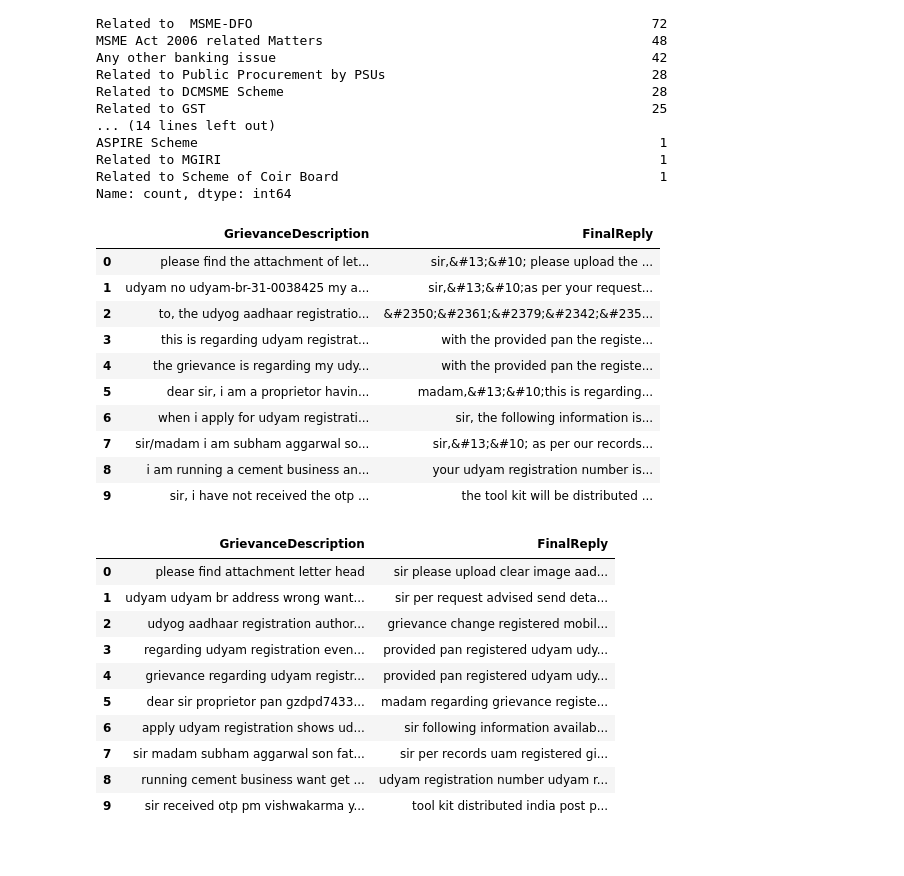
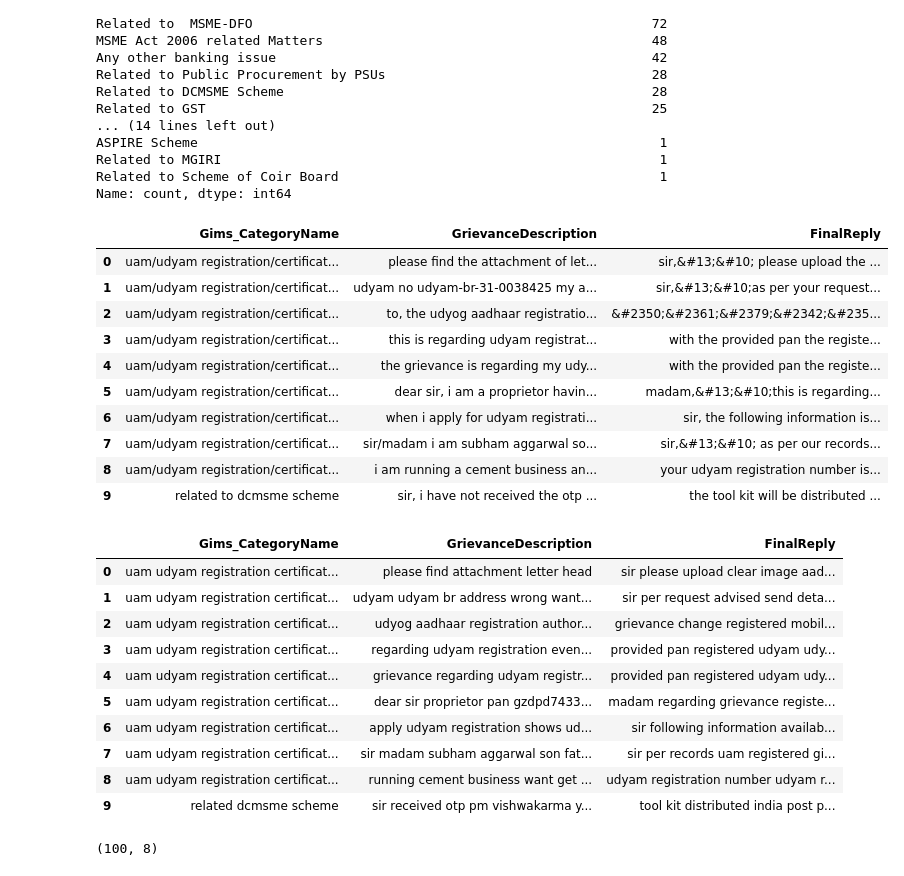
Before and after one commit to Rajshridhar/DataScience-Basics, a Jupyter notebook: championData.ipynb, the cells around one changed output. Drawn from its saved outputs; the diff is of its cells as text; code cells hidden in the pictures.

```diff
--- a/championData.ipynb
+++ b/championData.ipynb
@@ -41,6 +56,7 @@ from functools import lru_cache
 from deep_translator import GoogleTranslator
 from langdetect import detect, LangDetectException
 
+CATEGORY_COL = "Gims_CategoryName"
 DESC_COL = "GrievanceDescription"
 REPLY_COL = "FinalReply"
 
@@ -66,47 +82,47 @@ def to_english(text: str) -> str:
         try:
             return _translate_cached(text)
         except Exception:
             return text
     # Otherwise, detect language; translate if not English.
     try:
         lang = detect(text)
     except LangDetectException:
         lang = "unknown"
     if lang and lang != "en" and lang != "unknown":
         try:
             return _translate_cached(text)
         except Exception:
             return text
     # Hinglish may be detected as 'en' sometimes; you can force-translate later if needed.
     return text
 
 # Defensive checks
 missing_cols = [c for c in [DESC_COL, REPLY_COL] if c not in df.columns]
 if missing_cols:
     raise KeyError(f"Missing expected columns in df: {missing_cols}. Available columns: {list(df.columns)}")
 
 # Translate into English columns
+df[CATEGORY_COL] = df[CATEGORY_COL].apply(to_english)
 df[DESC_COL] = df[DESC_COL].apply(to_english)
 df[REPLY_COL] = df[REPLY_COL].apply(to_english)
 
 # Optional: standardize to lowercase after translation (English output)
+df[CATEGORY_COL] = df[CATEGORY_COL].str.lower()
 df[DESC_COL] = df[DESC_COL].str.lower()
 df[REPLY_COL] = df[REPLY_COL].str.lower()
-
-# Preview
-df[[DESC_COL, REPLY_COL]].head(10)
+df[[CATEGORY_COL,DESC_COL, REPLY_COL]].head(10)
 # %% [output]
-|  | GrievanceDescription | FinalReply |
-| 0 | please find the attachment of let... | sir,&#13;&#10; please upload the ... |
-| 1 | udyam no udyam-br-31-0038425 my a... | sir,&#13;&#10;as per your request... |
-| 2 | to, the udyog aadhaar registratio... | &#2350;&#2361;&#2379;&#2342;&#235... |
-| 3 | this is regarding udyam registrat... | with the provided pan the registe... |
-| 4 | the grievance is regarding my udy... | with the provided pan the registe... |
-| 5 | dear sir, i am a proprietor havin... | madam,&#13;&#10;this is regarding... |
-| 6 | when i apply for udyam registrati... | sir, the following information is... |
-| 7 | sir/madam i am subham aggarwal so... | sir,&#13;&#10; as per our records... |
-| 8 | i am running a cement business an... | your udyam registration number is... |
-| 9 | sir, i have not received the otp ... | the tool kit will be distributed ... |
+|  | Gims_CategoryName | GrievanceDescription | FinalReply |
+| 0 | uam/udyam registration/certificat... | please find the attachment of let... | sir,&#13;&#10; please upload the ... |
+| 1 | uam/udyam registration/certificat... | udyam no udyam-br-31-0038425 my a... | sir,&#13;&#10;as per your request... |
+| 2 | uam/udyam registration/certificat... | to, the udyog aadhaar registratio... | &#2350;&#2361;&#2379;&#2342;&#235... |
+| 3 | uam/udyam registration/certificat... | this is regarding udyam registrat... | with the provided pan the registe... |
+| 4 | uam/udyam registration/certificat... | the grievance is regarding my udy... | with the provided pan the registe... |
+| 5 | uam/udyam registration/certificat... | dear sir, i am a proprietor havin... | madam,&#13;&#10;this is regarding... |
+| 6 | uam/udyam registration/certificat... | when i apply for udyam registrati... | sir, the following information is... |
+| 7 | uam/udyam registration/certificat... | sir/madam i am subham aggarwal so... | sir,&#13;&#10; as per our records... |
+| 8 | uam/udyam registration/certificat... | i am running a cement business an... | your udyam registration number is... |
+| 9 | related to dcmsme scheme | sir, i have not received the otp ... | the tool kit will be distributed ... |
 # %%
 !pip -q install nltk pyspellchecker contractions
 # %%
@@ -214,21 +230,33 @@ def preprocess_text(text: str) -> str:
 missing_cols = [c for c in [DESC_COL, REPLY_COL] if c not in df.columns]
 if missing_cols:
     raise KeyError(f"Missing expected columns in df: {missing_cols}. Available columns: {list(df.columns)}")
-
+df[CATEGORY_COL] = df[CATEGORY_COL].apply(preprocess_text)
 df[DESC_COL] = df[DESC_COL].apply(preprocess_text)
 df[REPLY_COL] = df[REPLY_COL].apply(preprocess_text)
 
 # Preview
-df[[DESC_COL, REPLY_COL]].head(10)
+df[[CATEGORY_COL,DESC_COL, REPLY_COL]].head(10)
 # %% [output]
-|  | GrievanceDescription | FinalReply |
-| 0 | please find attachment letter head | sir please upload clear image aad... |
-| 1 | udyam udyam br address wrong want... | sir per request advised send deta... |
-| 2 | udyog aadhaar registration author... | grievance change registered mobil... |
-| 3 | regarding udyam registration even... | provided pan registered udyam udy... |
-| 4 | grievance regarding udyam registr... | provided pan registered udyam udy... |
-| 5 | dear sir proprietor pan gzdpd7433... | madam regarding grievance registe... |
-| 6 | apply udyam registration shows ud... | sir following information availab... |
-| 7 | sir madam subham aggarwal son fat... | sir per records uam registered gi... |
-| 8 | running cement business want get ... | udyam registration number udyam r... |
-| 9 | sir received otp pm vishwakarma y... | tool kit distributed india post p... |
+|  | Gims_CategoryName | GrievanceDescription | FinalReply |
+| 0 | uam udyam registration certificat... | please find attachment letter head | sir please upload clear image aad... |
+| 1 | uam udyam registration certificat... | udyam udyam br address wrong want... | sir per request advised send deta... |
+| 2 | uam udyam registration certificat... | udyog aadhaar registration author... | grievance change registered mobil... |
+| 3 | uam udyam registration certificat... | regarding udyam registration even... | provided pan registered udyam udy... |
+| 4 | uam udyam registration certificat... | grievance regarding udyam registr... | provided pan registered udyam udy... |
+| 5 | uam udyam registration certificat... | dear sir proprietor pan gzdpd7433... | madam regarding grievance registe... |
+| 6 | uam udyam registration certificat... | apply udyam registration shows ud... | sir following information availab... |
+| 7 | uam udyam registration certificat... | sir madam subham aggarwal son fat... | sir per records uam registered gi... |
+| 8 | uam udyam registration certificat... | running cement business want get ... | udyam registration number udyam r... |
+| 9 | related dcmsme scheme | sir received otp pm vishwakarma y... | tool kit distributed india post p... |
+# %%
+# Filter the main category (largest number of entries)
+dfx = df[df[CATEGORY_COL] == 'uam udyam registration certificate related issues']
+
+# New dataframe with first 100 rows of dfx
+dfx_100 = dfx.head(100).copy().reset_index(drop=True)
+
+dfx_100.shape
+
+# Sub-Categorization of GrievanceDescription which are related to 'UAM Udyam Registration Certificate Related Issues'
+# %% [output]
+(100, 8)
```
Also changed, not shown: parts of 3 cells of this notebook, 1 other file.
